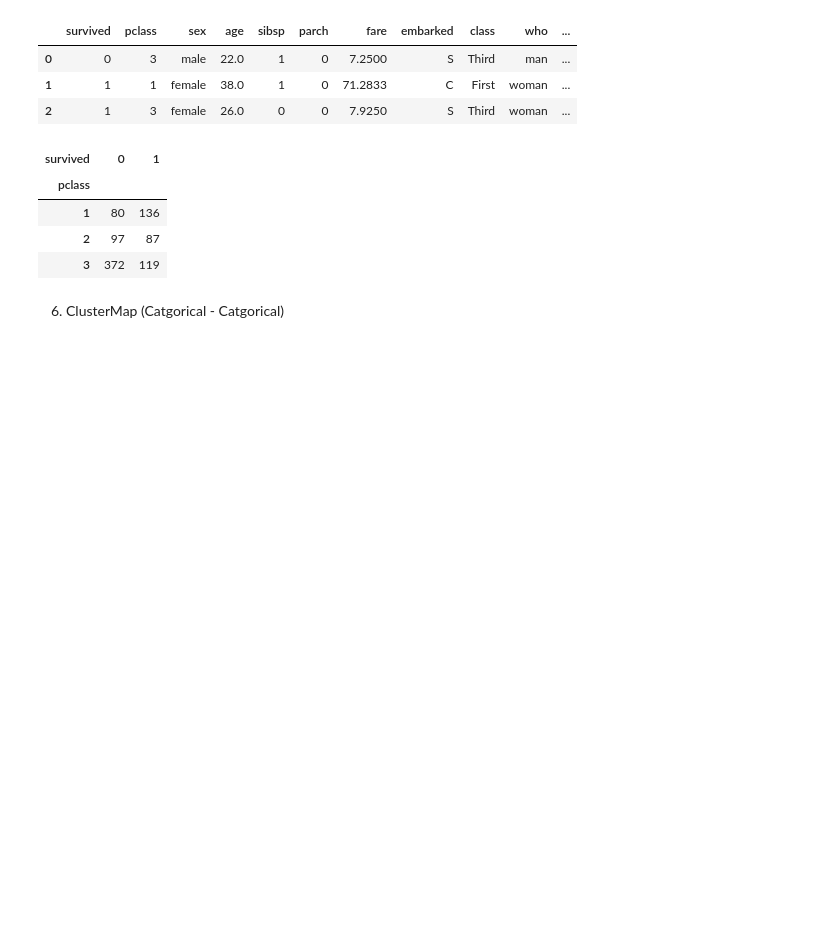
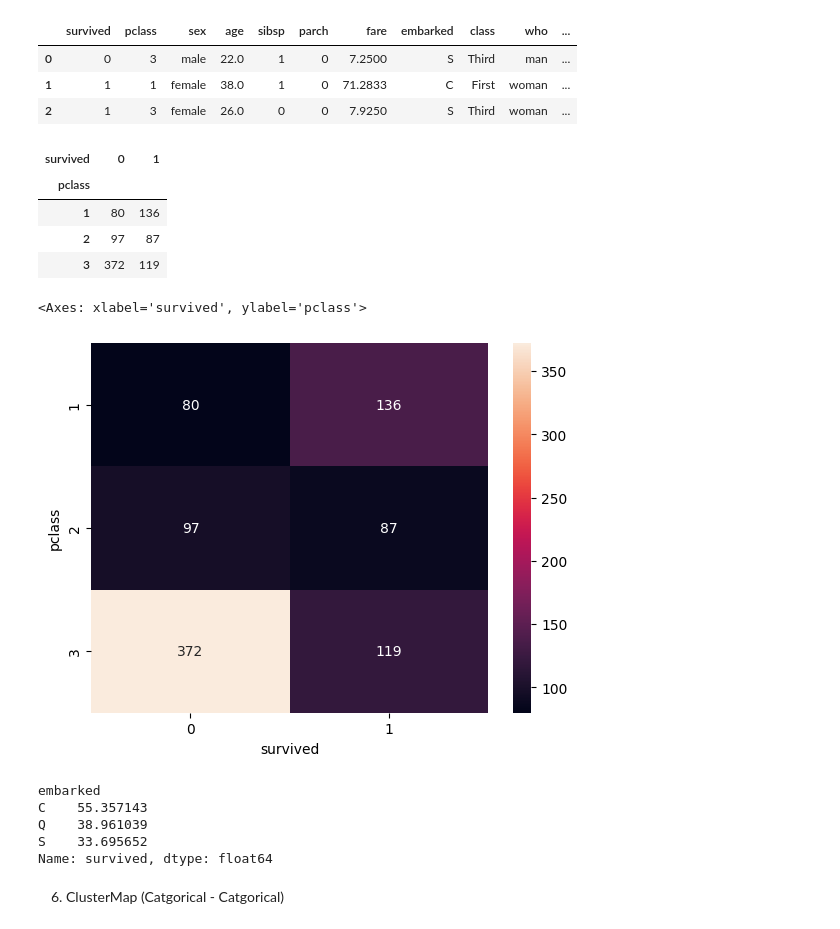
Before and after one commit to tashfeen786/100DaysOfMachineLearning, a Jupyter notebook: day 21 EDA using Bivariate and Multivariate Analysis/day21.ipynb, the cells around one changed output. Cells and saved outputs as stored; diff of their text form; code cells hidden in the pictures; blank space fills up the shorter version.

```diff
--- a/day 21 EDA using Bivariate and Multivariate Analysis/day21.ipynb
+++ b/day 21 EDA using Bivariate and Multivariate Analysis/day21.ipynb
@@ -119,5 +119,18 @@ pd.crosstab(df['pclass'], df['survived'])
 | 1 | 80 | 136 |
 | 2 | 97 | 87 |
 | 3 | 372 | 119 |
+# %%
+sns.heatmap(pd.crosstab(df['pclass'], df['survived']), annot=True, fmt='d')
+# %% [output]
+<Axes: xlabel='survived', ylabel='pclass'>
+[figure, added]
+# %%
+(df.groupby('embarked')['survived'].mean()*100)
+# %% [output]
+embarked
+C    55.357143
+Q    38.961039
+S    33.695652
+Name: survived, dtype: float64
 # %% [markdown]
 6. ClusterMap (Catgorical - Catgorical)
```
Also changed, not shown: parts of 8 cells of this notebook.
